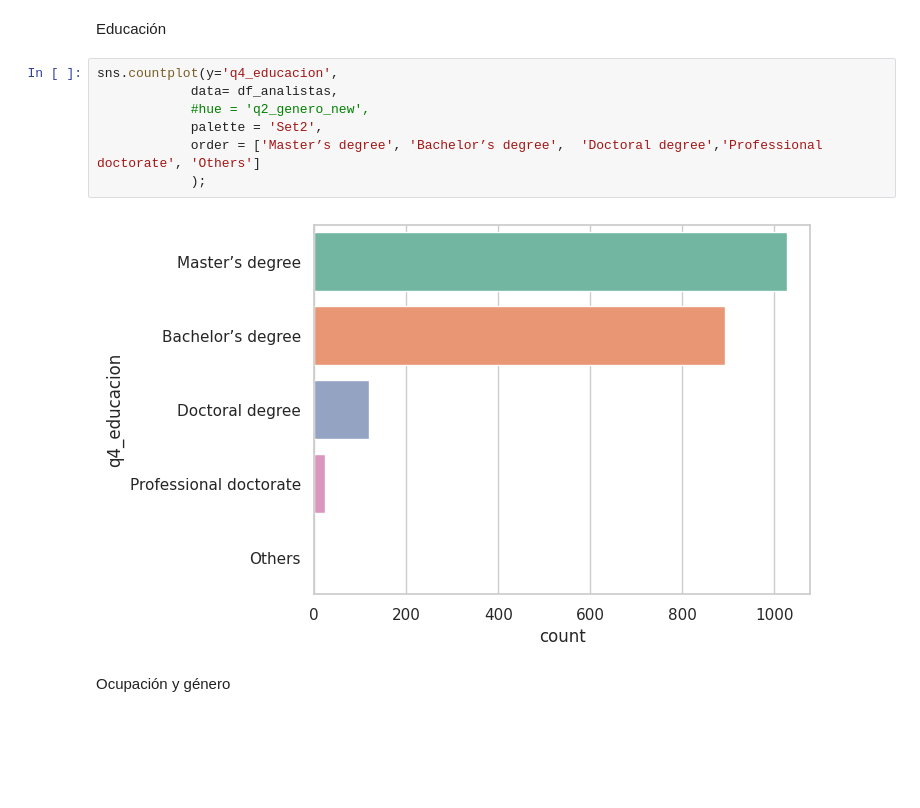
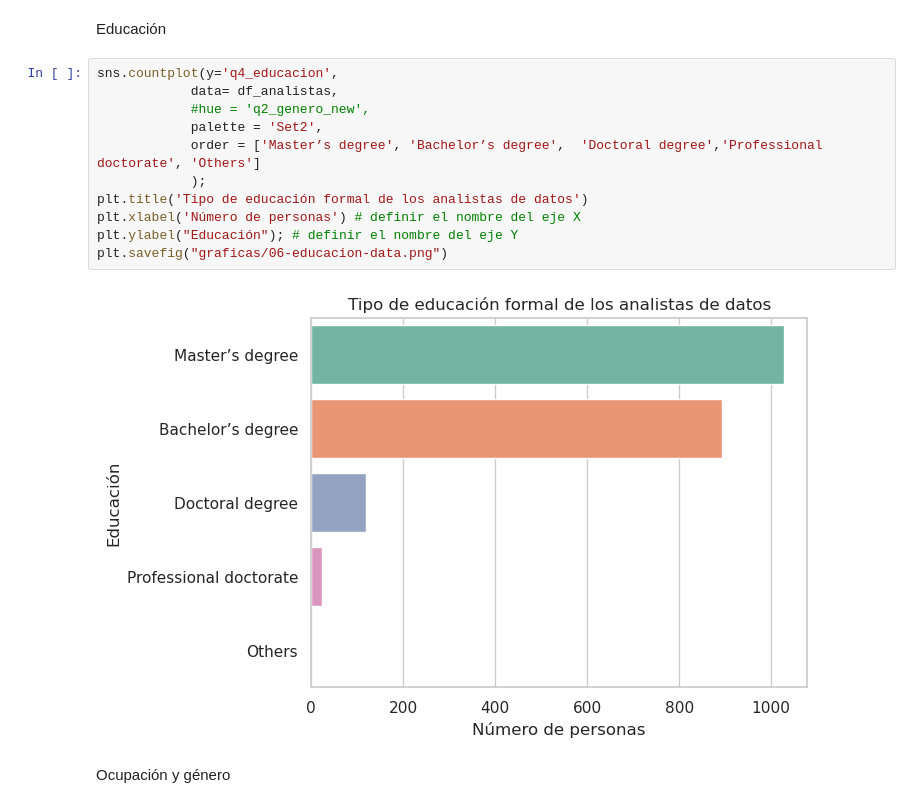
Before and after one commit to Adalab/project2-da-promo-c-modulo-2-team4, a Jupyter notebook: 04- Preguntas/4.1. Pregunta1.ipynb, the cells around one changed output. Saved outputs shown, nothing was run; the diff lists cells and outputs as text; blank space fills up the shorter version.

```diff
--- a/04- Preguntas/4.1. Pregunta1.ipynb
+++ b/04- Preguntas/4.1. Pregunta1.ipynb
@@ -154,12 +153,16 @@ Educación
 # %%
 sns.countplot(y='q4_educacion',
             data= df_analistas,
             #hue = 'q2_genero_new',
             palette = 'Set2',
             order = ['Master’s degree', 'Bachelor’s degree',  'Doctoral degree','Professional doctorate', 'Others']
             );
+plt.title('Tipo de educación formal de los analistas de datos')
+plt.xlabel('Número de personas') # definir el nombre del eje X
+plt.ylabel("Educación"); # definir el nombre del eje Y
+plt.savefig("graficas/06-educacion-data.png")
 # %% [output]
-[figure, old version]
+[figure, new version]
 # %% [markdown]
 Ocupación y género
 # %%
```
Also changed, not shown: parts of 10 cells of this notebook, 21 other files.
